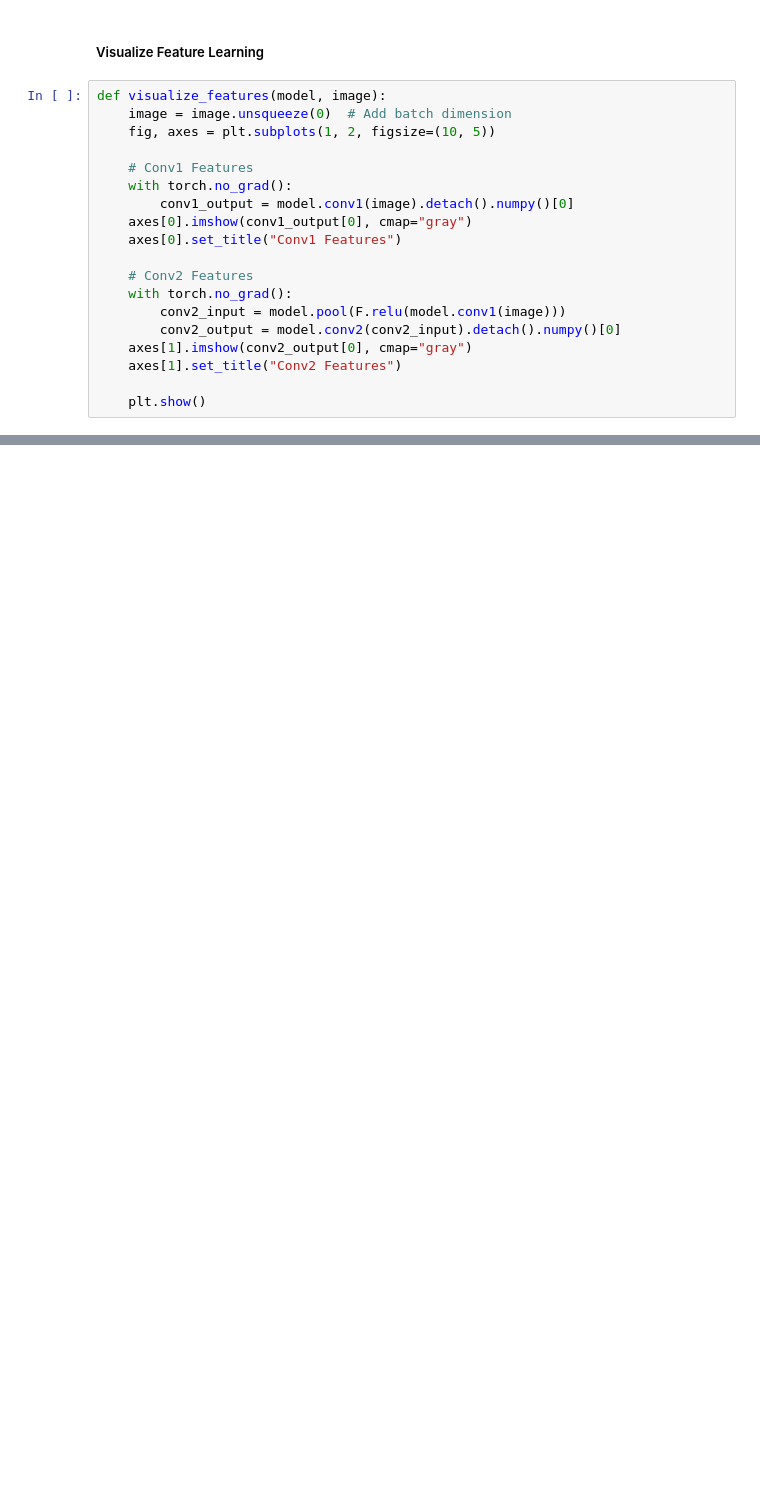
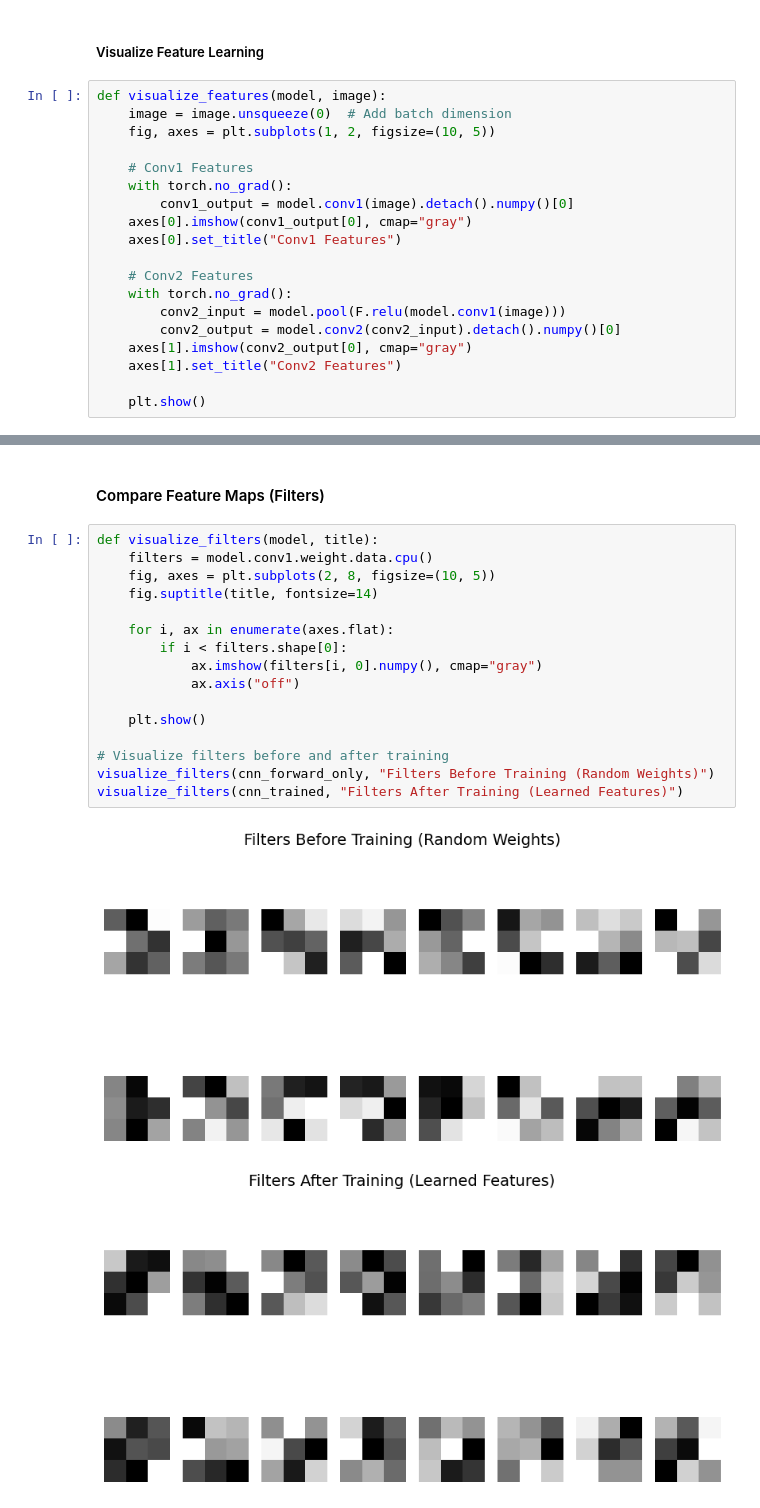
Before and after one commit to kewserseid/Neural-Network-Propagation, a Jupyter notebook: notebooks/cnn_forward_vs_backprop.ipynb, the cells around one changed output, grey strips where cells are left out. Drawn from its saved outputs; the diff is of its cells as text; blank space fills up the shorter version.

```diff
--- a/notebooks/cnn_forward_vs_backprop.ipynb
+++ b/notebooks/cnn_forward_vs_backprop.ipynb
@@ -192,0 +227,21 @@ visualize_features(cnn_trained, sample_image)  # After Training
+# %% [markdown]
+#### Compare Feature Maps (Filters)
+# %%
+def visualize_filters(model, title):
+    filters = model.conv1.weight.data.cpu()
+    fig, axes = plt.subplots(2, 8, figsize=(10, 5))
+    fig.suptitle(title, fontsize=14)
+
+    for i, ax in enumerate(axes.flat):
+        if i < filters.shape[0]:
+            ax.imshow(filters[i, 0].numpy(), cmap="gray")
+            ax.axis("off")
+
+    plt.show()
+
+# Visualize filters before and after training
+visualize_filters(cnn_forward_only, "Filters Before Training (Random Weights)")
+visualize_filters(cnn_trained, "Filters After Training (Learned Features)")
+# %% [output]
+[figure, added]
+[figure, added]
```
Also changed, not shown: parts of 12 cells of this notebook.
